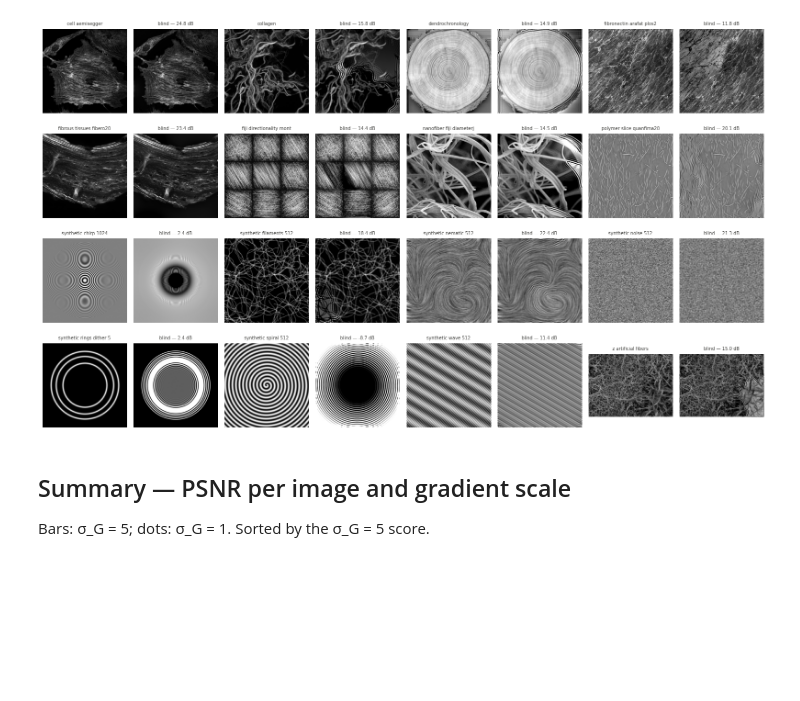
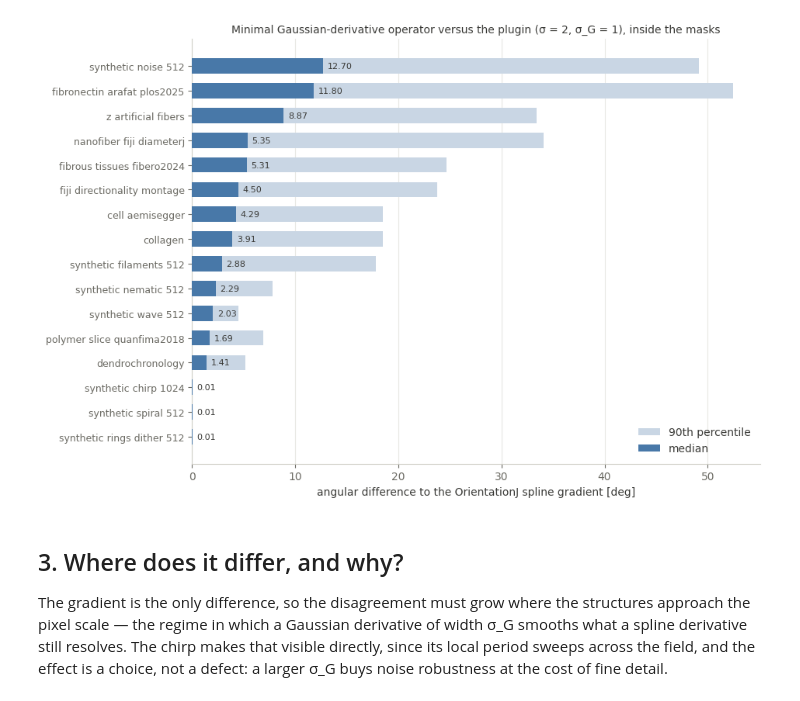
Before and after one commit to Biomedical-Imaging-Group/OrientationJ, a Jupyter notebook: assessment/gst_operator/gst_operator.ipynb, the cells around one changed output. Cells and saved outputs as stored; diff of their text form; code cells hidden in the pictures; blank space fills up the shorter version.

```diff
--- a/assessment/gst_operator/gst_operator.ipynb
+++ b/assessment/gst_operator/gst_operator.ipynb
@@ -113,0 +99,17 @@ the oscillating ones (chirp, rings, spiral) stay lost at any scale.
+# %%
+# radial chirp: tangential truth, in the doubled-angle form of the tensor
+# (same convention as the gradient assessment)
+FMIN, FMAX = 0.02, 0.16          # chirp() of synthetic_images_2D
+SIZE = 1024
+image = oj.load(os.path.join(INPUT, 'images', 'synthetic_chirp_1024.tif'))
+mask = tifffile.imread(os.path.join(INPUT, 'masks',
+                                    'synthetic_chirp_1024.tif')) > 0
+yy, xx = np.mgrid[0:SIZE, 0:SIZE].astype(float)
+dx, dy = xx - SIZE / 2, yy - SIZE / 2
+radius = np.hypot(dx, dy)
+truth = 0.5 * np.arctan2(2.0 * dx * dy, dy * dy - dx * dx)   # radians
+
+C, E, theta = features(image, sigma=SIGMA, sigma_gradient=SIGMA_GRADIENT)
+error = np.abs(axial_difference(theta, truth))[mask]
+print(f'chirp, inside the mask: median error {np.median(error):.3f} deg, '
+      f'90th percentile {np.percentile(error, 90):.3f} deg')
@@ -114,22 +169,34 @@ the oscillating ones (chirp, rings, spiral) stay lost at any scale.
 # %%
-names = list(IMAGES)
-fig, axes = plt.subplots(4, 8, figsize=(16, 9.4))
-for i, name in enumerate(names):
-    row, col = divmod(i, 4)
-    ax_gt, ax_rec = axes[row, 2 * col], axes[row, 2 * col + 1]
-    ax_gt.imshow(IMAGES[name], cmap='gray', vmin=0, vmax=1)
-    ax_gt.set_title(name.replace('_', ' ')[:24], fontsize=7)
-    ax_rec.imshow(reconstructions[name], cmap='gray', vmin=0, vmax=1)
-    ax_rec.set_title(f'blind — {psnr[SCALES[-1]][name]:.1f} dB', fontsize=7)
-for ax in axes.flat:
-    ax.axis('off')
+order = agreement['image'].tolist()
+y = np.arange(len(order))
+fig, ax = plt.subplots(figsize=(9.5, 6.4))
+ax.barh(y, agreement['90th pct [deg]'], height=0.62, color='#c9d6e4',
+        zorder=2, label='90th percentile')
+ax.barh(y, agreement['median |dtheta| [deg]'], height=0.62, color=ACCENT,
+        zorder=3, label='median')
+for i, v in enumerate(agreement['median |dtheta| [deg]']):
+    ax.annotate(f'{v:.2f}', (v, i), xytext=(4, 0), textcoords='offset points',
+                va='center', fontsize=8, color='#3a3a37', zorder=4)
+ax.set_yticks(y)
+ax.set_yticklabels([n.replace('_', ' ') for n in order], fontsize=9)
+ax.set_xlabel('angular difference to the OrientationJ spline gradient [deg]')
+ax.set_title(f'Minimal Gaussian-derivative operator versus the plugin '
+             f'(σ = {SIGMA:g}, σ_G = {SIGMA_GRADIENT:g}), inside the masks')
+ax.grid(True, axis='x')
+ax.set_axisbelow(True)
+ax.legend(frameon=False, loc='lower right')
 fig.tight_layout()
-fig.savefig('overview.png', dpi=150, bbox_inches='tight')
+fig.savefig('operator-agreement.png', dpi=150, bbox_inches='tight')
 plt.show()
 # %% [output]
-[figure, old version]
+[figure, new version]
 # %% [markdown]
-## Summary — PSNR per image and gradient scale
+## 3. Where does it differ, and why?
 
-Bars: σ_G = 5; dots: σ_G = 1. Sorted by the σ_G = 5 score.
+The gradient is the only difference, so the disagreement must grow where the
+structures approach the pixel scale — the regime in which a Gaussian derivative
+of width σ_G smooths what a spline derivative still resolves. The chirp makes
+that visible directly, since its local period sweeps across the field, and the
+effect is a choice, not a defect: a larger σ_G buys noise robustness at the cost
+of fine detail.
 # %%
```
Also changed, not shown: parts of 14 cells of this notebook, 28 other files.
